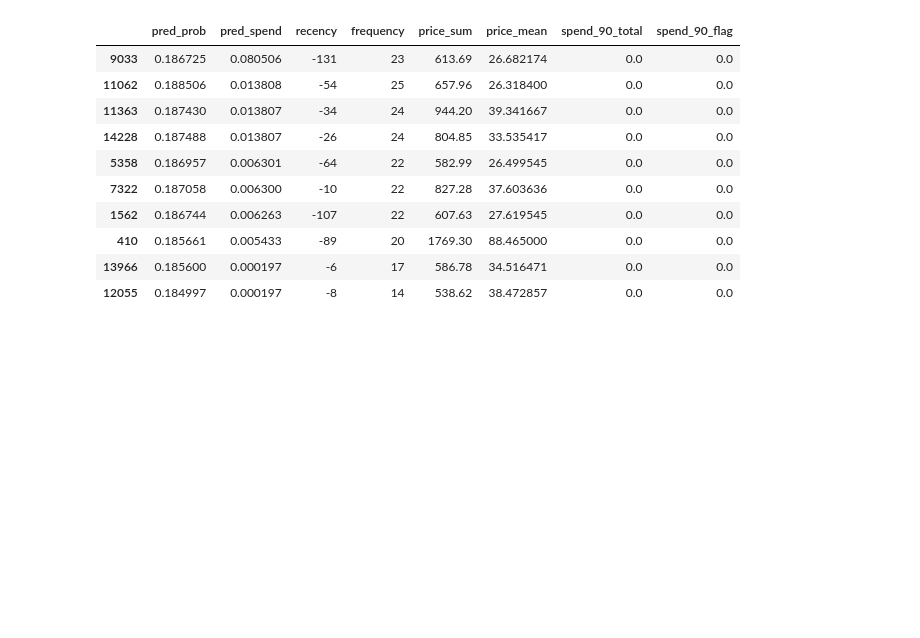
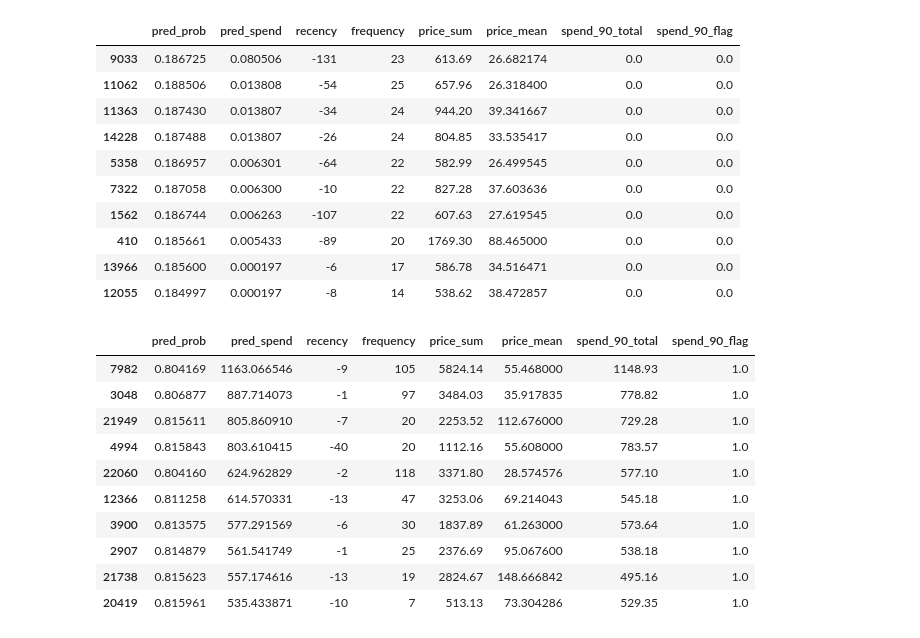
Before and after one commit to gregorywmorris/cdnow-customer-value, a Jupyter notebook: src/notebooks/customer_ltv.ipynb, the cells around one changed output. Cells and saved outputs as stored; diff of their text form; code cells hidden in the pictures; blank space fills up the shorter version.

```diff
--- a/src/notebooks/customer_ltv.ipynb
+++ b/src/notebooks/customer_ltv.ipynb
@@ -838 +840,3 @@ cat_class_importance_df.to_pickle('../artifacts/cat_class_importance_df.pkl')
+# %%
+predictions_df = pd.read_pickle('../artifacts/predictions_df.pkl')
 # %% [markdown]
@@ -897,3 +901,21 @@ predictions_df \
 | 410 | 0.185661 | 0.005433 | -89 | 20 | 1769.30 | 88.465000 | 0.0 | 0.0 |
 | 13966 | 0.185600 | 0.000197 | -6 | 17 | 586.78 | 34.516471 | 0.0 | 0.0 |
 | 12055 | 0.184997 | 0.000197 | -8 | 14 | 538.62 | 38.472857 | 0.0 | 0.0 |
+# %%
+# show predictions that are larger than actual spend
+predictions_df \
+    [predictions_df['pred_spend'] > predictions_df['spend_90_total']] \
+    .sort_values('pred_spend', ascending=False) \
+    .head(10)
+# %% [output]
+|  | pred_prob | pred_spend | recency | frequency | price_sum | price_mean | spend_90_total | spend_90_flag |
+| 7982 | 0.804169 | 1163.066546 | -9 | 105 | 5824.14 | 55.468000 | 1148.93 | 1.0 |
+| 3048 | 0.806877 | 887.714073 | -1 | 97 | 3484.03 | 35.917835 | 778.82 | 1.0 |
+| 21949 | 0.815611 | 805.860910 | -7 | 20 | 2253.52 | 112.676000 | 729.28 | 1.0 |
+| 4994 | 0.815843 | 803.610415 | -40 | 20 | 1112.16 | 55.608000 | 783.57 | 1.0 |
+| 22060 | 0.804160 | 624.962829 | -2 | 118 | 3371.80 | 28.574576 | 577.10 | 1.0 |
+| 12366 | 0.811258 | 614.570331 | -13 | 47 | 3253.06 | 69.214043 | 545.18 | 1.0 |
+| 3900 | 0.813575 | 577.291569 | -6 | 30 | 1837.89 | 61.263000 | 573.64 | 1.0 |
+| 2907 | 0.814879 | 561.541749 | -1 | 25 | 2376.69 | 95.067600 | 538.18 | 1.0 |
+| 21738 | 0.815623 | 557.174616 | -13 | 19 | 2824.67 | 148.666842 | 495.16 | 1.0 |
+| 20419 | 0.815961 | 535.433871 | -10 | 7 | 513.13 | 73.304286 | 529.35 | 1.0 |
```
Also changed, not shown: parts of 3 cells of this notebook.
